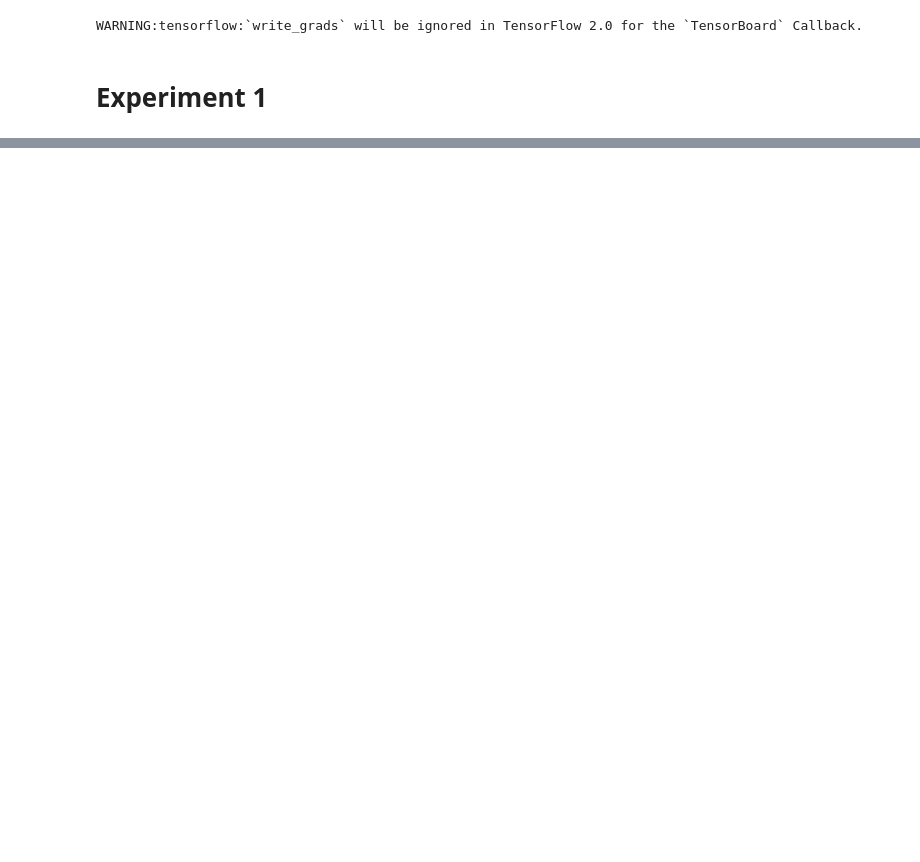
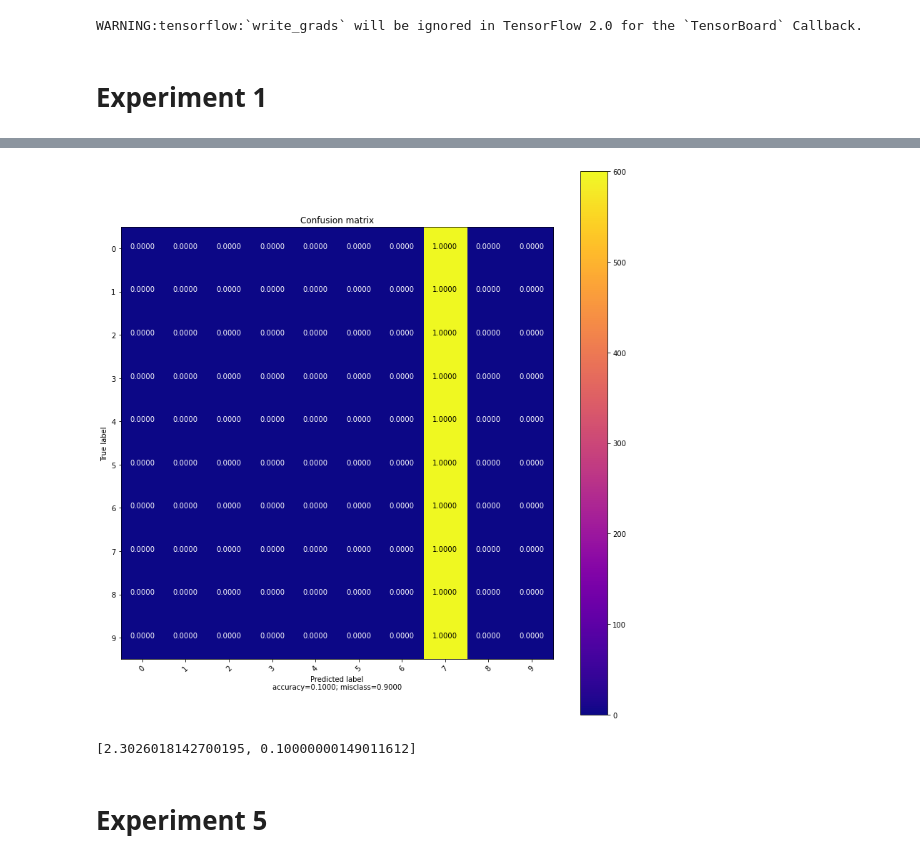
Before and after one commit to carlilord/Machine-Learning-Classifier-Evaluation-of-AudioMNIST-Data-Set, a Jupyter notebook: Spectrogram/CNN/CNN.ipynb, the cells around one changed output, grey strips where cells are left out. Saved outputs shown, nothing was run; the diff lists cells and outputs as text; code cells hidden in the pictures; blank space fills up the shorter version.

```diff
--- a/Spectrogram/CNN/CNN.ipynb
+++ b/Spectrogram/CNN/CNN.ipynb
@@ -189,19 +281,12 @@ Epoch 27/100
 # %%
-tbCallBack = TensorBoard(log_dir='logs', histogram_freq=1,
-                         write_graph=True,
-                         write_grads=True,
-                         write_images=True)
-
-earlyStopping = tf.keras.callbacks.EarlyStopping(monitor='val_loss', patience=8)
-
-opt = keras.optimizers.Adam(learning_rate=0.001)
 K.clear_session()
-model = build_cnn()
 model.compile(optimizer=opt, loss='sparse_categorical_crossentropy', metrics=['accuracy'])
 
-filepath = "logs/Ex3Epochs:{epoch:03d}-val_acc:{val_acc:.3f}.hdf5"
+filepath = "logs/epochs:{epoch:03d}-val_acc:{val_acc:.3f}.hdf5"
 checkpoint = ModelCheckpoint(filepath, monitor='val_acc', verbose=1, save_best_only=True, mode='max')
 
 training_history = model.fit(X_train, y_train, epochs=100, validation_data=(X_val, y_val),batch_size=32, callbacks=[earlyStopping, tbCallBack], shuffle=False)
-print(model.evaluate(X_test, y_test, verbose=0))
+
+val_scores = model.evaluate(X_val, y_val, verbose=0)
+print(val_scores)
 # %% [output]
@@ -225 +321,24 @@ Epoch 10/100
+# %%
+model = keras.models.Sequential([
+        keras.layers.Conv2D(filters=96, kernel_size=(11,11), strides=(4,4), activation='relu', input_shape=(227,227,1)),
+        keras.layers.MaxPool2D(pool_size=(3,3), strides=(2,2)),
+        keras.layers.Conv2D(filters=256, kernel_size=(5,5), strides=(1,1), activation='relu', padding="same"),
+        keras.layers.MaxPool2D(pool_size=(3,3), strides=(2,2)),
+        keras.layers.Conv2D(filters=384, kernel_size=(3,3), strides=(1,1), activation='relu', padding="same"),
+        keras.layers.MaxPool2D(pool_size=(3,3), strides=(2,2)),
+        keras.layers.Conv2D(filters=384, kernel_size=(1,1), strides=(1,1), activation='relu', padding="same"),
+        keras.layers.Conv2D(filters=256, kernel_size=(1,1), strides=(1,1), activation='relu', padding="same"),
+        keras.layers.Conv2D(filters=256, kernel_size=(1,1), strides=(1,1), activation='relu', padding="same"),
+        keras.layers.MaxPool2D(pool_size=(3,3), strides=(2,2)),
+        keras.layers.Flatten(),
+        keras.layers.Dense(4096, activation='relu'),
+        keras.layers.Dropout(0.5),
+        keras.layers.Dense(4096, activation='relu'),
+        keras.layers.Dropout(0.5),
+        keras.layers.Dense(512, activation='relu'),
+        keras.layers.Dropout(0.5),
+        keras.layers.Dense(10, activation='softmax')
+    ])
+#plot_model(model, to_file='CNN_Experiment3.png', show_shapes=True, show_layer_names=True)
+opt = Adam(learning_rate=0.01)
 # %%
@@ -257,0 +373,11 @@ Epoch 6/100
+# %%
+cm = confusion_matrix(y_true=y_val, y_pred=np.argmax(model.predict(X_val), axis=-1))
+plot_confusion_matrix(cm, cmap='plasma')
+# %% [output]
+[figure, added]
+# %%
+print(model.evaluate(X_test, y_test, verbose=0))
+# %% [output]
+[2.3026018142700195, 0.10000000149011612]
+# %% [markdown]
+# Experiment 5
```
Also changed, not shown: parts of 28 cells of this notebook, 33 other files.
